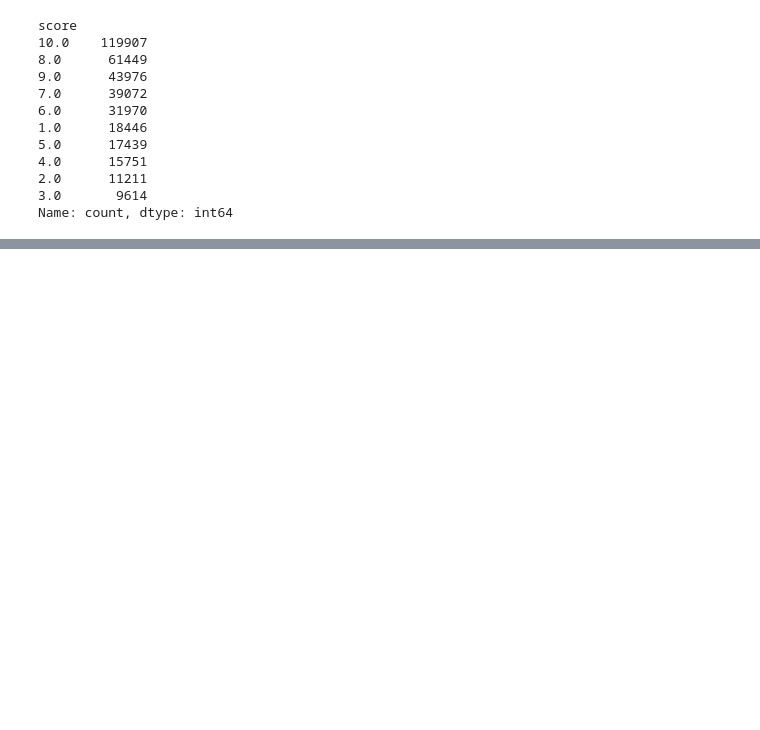
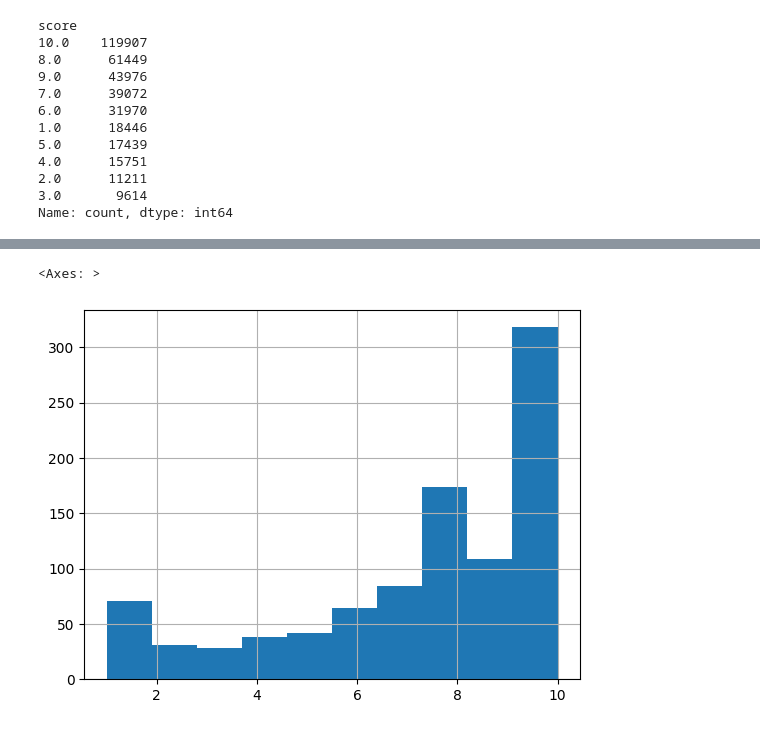
Before and after one commit to rizz-kings/data-in-the-wild, a Jupyter notebook: notebooks/combine_dataframes.ipynb, the cells around one changed output, grey strips where cells are left out. Cells and saved outputs as stored; diff of their text form; code cells hidden in the pictures; blank space fills up the shorter version.

```diff
--- a/notebooks/combine_dataframes.ipynb
+++ b/notebooks/combine_dataframes.ipynb
@@ -171,0 +149,5 @@ https://gist.github.com/mwaskom/de44147ed2974457ad6372750bbe5751
+# %%
+main_df.sample(n=1000).score.hist(bins=10)
+# %% [output]
+<Axes: >
+[figure, added]
```
Also changed, not shown: parts of 16 cells of this notebook, 2 other files.
